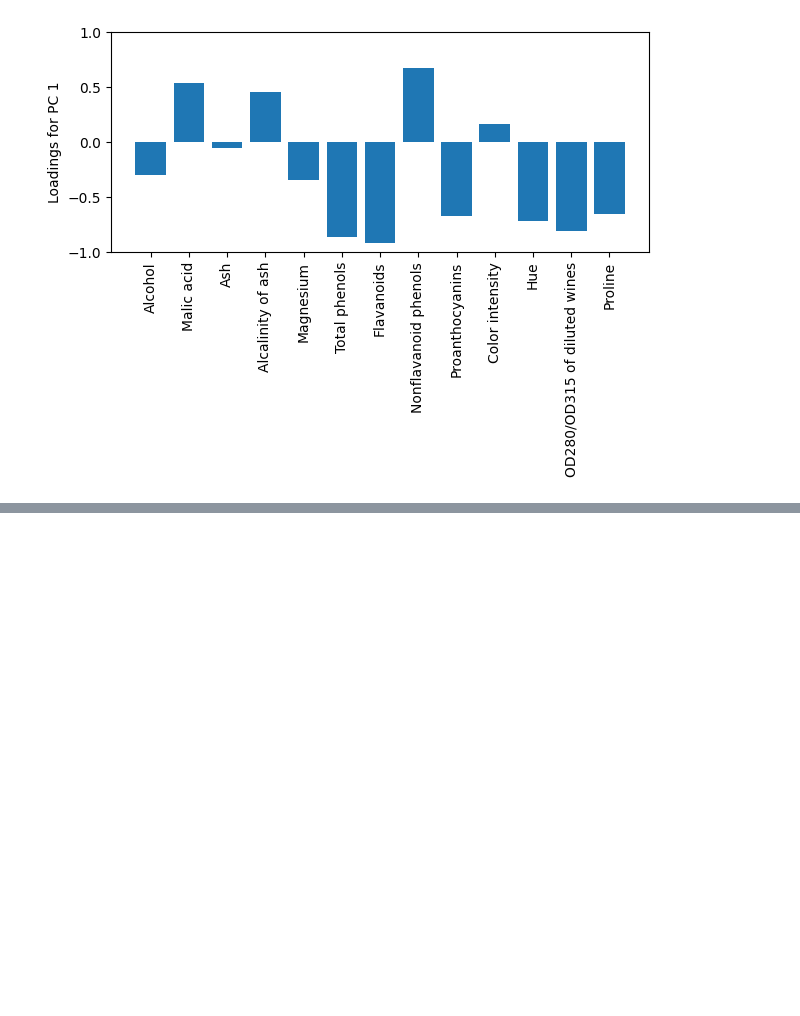
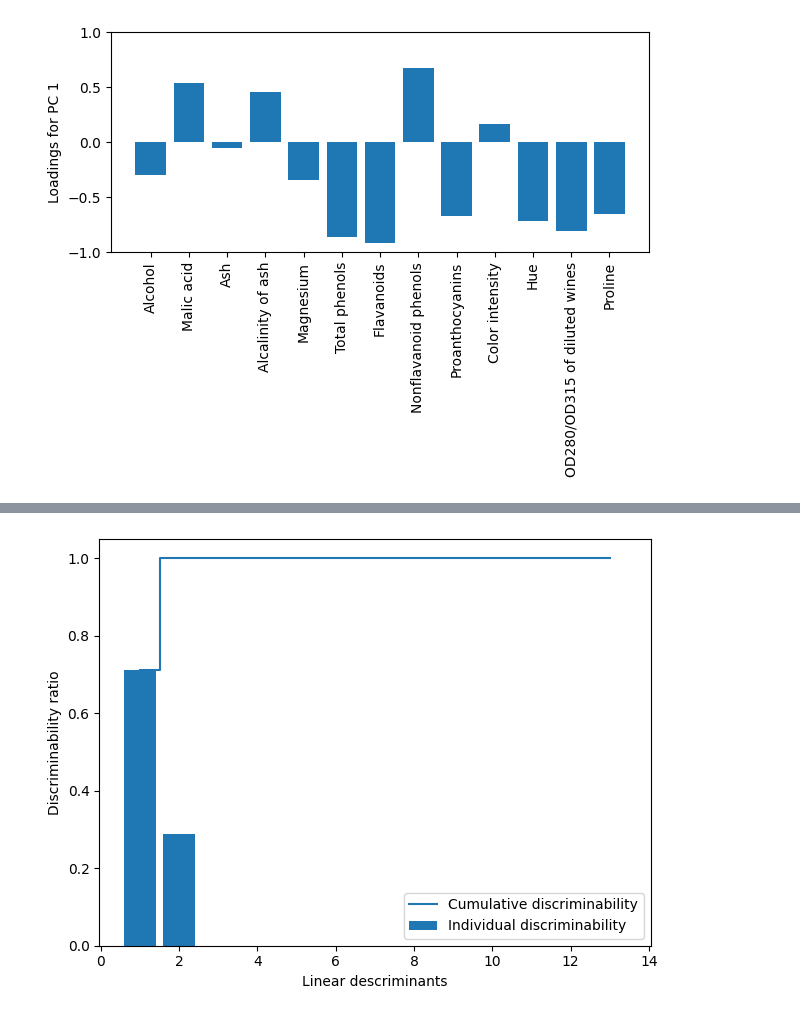
Before and after one commit to cheeyeo/ML_SKLEARN_TORCH, a Jupyter notebook: chap_5/chap_5_dimensionality_reduction.ipynb, the cells around one changed output, grey strips where cells are left out. Cells and saved outputs as stored; diff of their text form; code cells hidden in the pictures; blank space fills up the shorter version.

```diff
--- a/chap_5/chap_5_dimensionality_reduction.ipynb
+++ b/chap_5/chap_5_dimensionality_reduction.ipynb
@@ -286,0 +319,9 @@ LDA still works reasonably well for dimensionality reduction even if one or more
+# %%
+d = 13 # num of features
+S_W = np.zeros((d, d))
+
+for label, mv in zip(range(1, 4), mean_vecs):
+    class_scatter = np.cov(X_train_std[y_train==label].T)
+    S_W += class_scatter
+
+print(f'Scaled within-class scatter matrix: {S_W.shape}')
@@ -286,0 +330,14 @@ LDA still works reasonably well for dimensionality reduction even if one or more
+# %%
+mean_overall = np.mean(X_train_std, axis=0)
+mean_overall = mean_overall.reshape(d, 1)
+
+d = 13 # num  of features
+
+S_B = np.zeros((d, d))
+
+for i, mean_vec in enumerate(mean_vecs):
+    n = X_train_std[y_train==1+1, :].shape[0]
+    mean_vec = mean_vec.reshape(d, 1) # make column vector
+    S_B += n * (mean_vec - mean_overall).dot((mean_vec - mean_overall).T)
+
+print(f'Between class scatter matrix: {S_B.shape}')
@@ -286,0 +346,3 @@ LDA still works reasonably well for dimensionality reduction even if one or more
+# %%
+eigen_vals, eigen_vecs = np.linalg.eig(
+    np.linalg.inv(S_W).dot(S_B))
@@ -286,0 +376,16 @@ LDA still works reasonably well for dimensionality reduction even if one or more
+# %%
+# plot explained plot
+
+tot = sum(eigen_vals.real)
+discr = [(i/tot) for i in sorted(eigen_vals.real, reverse=True)]
+cum_discr = np.cumsum(discr)
+
+plt.bar(range(1, 14), discr, align='center', label='Individual discriminability')
+plt.step(range(1, 14), cum_discr, where='mid', label='Cumulative discriminability')
+plt.ylabel('Discriminability ratio')
+plt.xlabel('Linear descriminants')
+plt.legend(loc='best')
+plt.tight_layout()
+plt.show()
+# %% [output]
+[figure, added]
```
Also changed, not shown: parts of 21 cells of this notebook, 3 other files.
